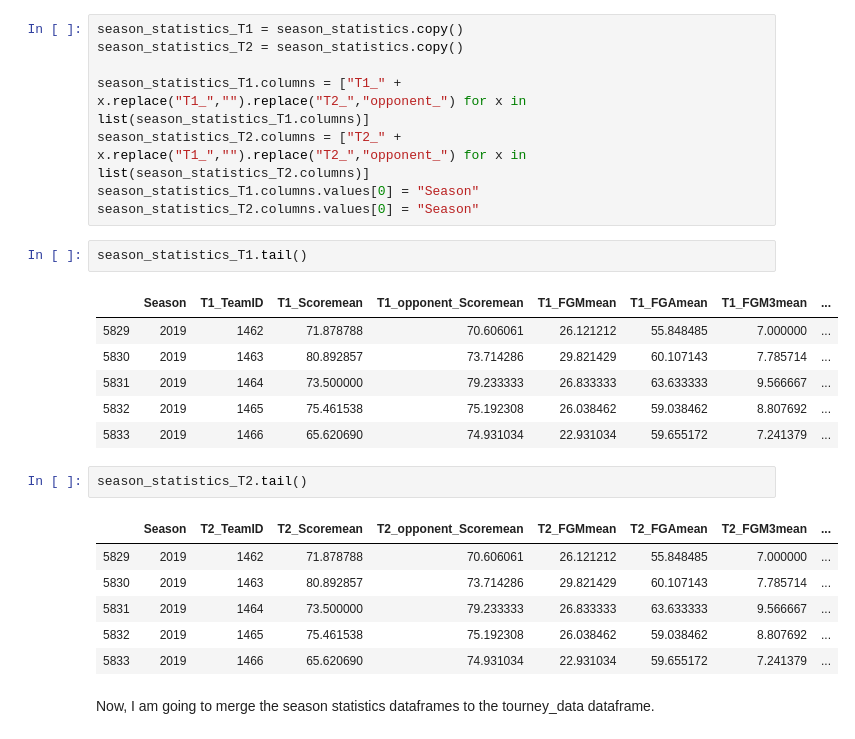
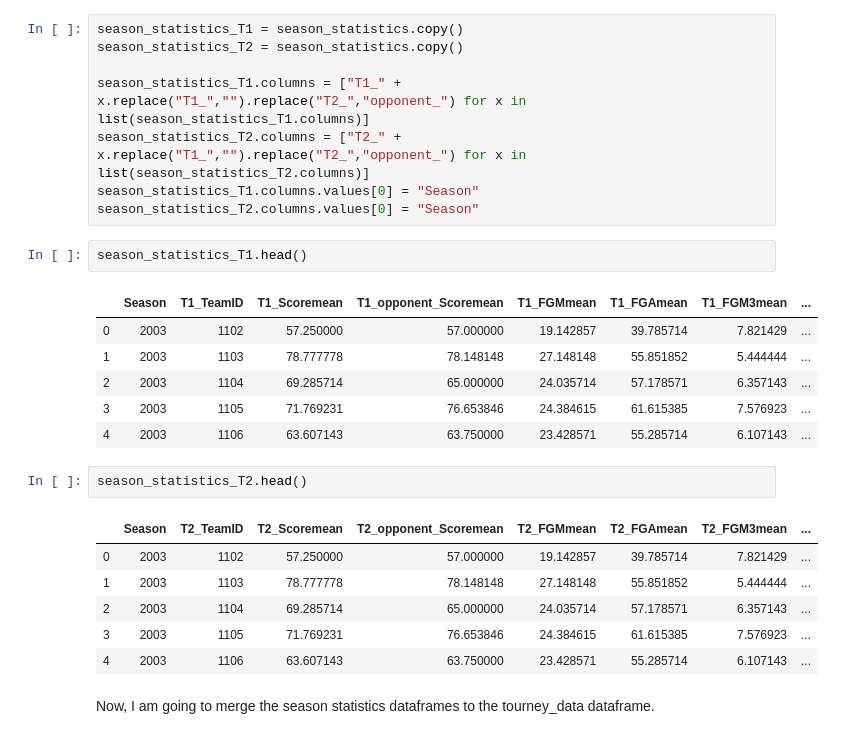
Before and after one commit to timhugele/March-Madness, a Jupyter notebook: Data_Preparation.ipynb, the cells around one changed output. Saved outputs shown, nothing was run; the diff lists cells and outputs as text.

```diff
--- a/Data_Preparation.ipynb
+++ b/Data_Preparation.ipynb
@@ -174,23 +174,23 @@ season_statistics_T2.columns = ["T2_" + x.replace("T1_","").replace("T2_","oppon
 season_statistics_T1.columns.values[0] = "Season"
 season_statistics_T2.columns.values[0] = "Season"
 # %%
-season_statistics_T1.tail()
+season_statistics_T1.head()
 # %% [output]
 |  | Season | T1_TeamID | T1_Scoremean | T1_opponent_Scoremean | T1_FGMmean | T1_FGAmean | T1_FGM3mean | ... |
-| 5829 | 2019 | 1462 | 71.878788 | 70.606061 | 26.121212 | 55.848485 | 7.000000 | ... |
-| 5830 | 2019 | 1463 | 80.892857 | 73.714286 | 29.821429 | 60.107143 | 7.785714 | ... |
-| 5831 | 2019 | 1464 | 73.500000 | 79.233333 | 26.833333 | 63.633333 | 9.566667 | ... |
-| 5832 | 2019 | 1465 | 75.461538 | 75.192308 | 26.038462 | 59.038462 | 8.807692 | ... |
-| 5833 | 2019 | 1466 | 65.620690 | 74.931034 | 22.931034 | 59.655172 | 7.241379 | ... |
+| 0 | 2003 | 1102 | 57.250000 | 57.000000 | 19.142857 | 39.785714 | 7.821429 | ... |
+| 1 | 2003 | 1103 | 78.777778 | 78.148148 | 27.148148 | 55.851852 | 5.444444 | ... |
+| 2 | 2003 | 1104 | 69.285714 | 65.000000 | 24.035714 | 57.178571 | 6.357143 | ... |
+| 3 | 2003 | 1105 | 71.769231 | 76.653846 | 24.384615 | 61.615385 | 7.576923 | ... |
+| 4 | 2003 | 1106 | 63.607143 | 63.750000 | 23.428571 | 55.285714 | 6.107143 | ... |
 # %%
-season_statistics_T2.tail()
+season_statistics_T2.head()
 # %% [output]
 |  | Season | T2_TeamID | T2_Scoremean | T2_opponent_Scoremean | T2_FGMmean | T2_FGAmean | T2_FGM3mean | ... |
-| 5829 | 2019 | 1462 | 71.878788 | 70.606061 | 26.121212 | 55.848485 | 7.000000 | ... |
-| 5830 | 2019 | 1463 | 80.892857 | 73.714286 | 29.821429 | 60.107143 | 7.785714 | ... |
-| 5831 | 2019 | 1464 | 73.500000 | 79.233333 | 26.833333 | 63.633333 | 9.566667 | ... |
-| 5832 | 2019 | 1465 | 75.461538 | 75.192308 | 26.038462 | 59.038462 | 8.807692 | ... |
-| 5833 | 2019 | 1466 | 65.620690 | 74.931034 | 22.931034 | 59.655172 | 7.241379 | ... |
+| 0 | 2003 | 1102 | 57.250000 | 57.000000 | 19.142857 | 39.785714 | 7.821429 | ... |
+| 1 | 2003 | 1103 | 78.777778 | 78.148148 | 27.148148 | 55.851852 | 5.444444 | ... |
+| 2 | 2003 | 1104 | 69.285714 | 65.000000 | 24.035714 | 57.178571 | 6.357143 | ... |
+| 3 | 2003 | 1105 | 71.769231 | 76.653846 | 24.384615 | 61.615385 | 7.576923 | ... |
+| 4 | 2003 | 1106 | 63.607143 | 63.750000 | 23.428571 | 55.285714 | 6.107143 | ... |
 # %% [markdown]
 Now, I am going to merge the season statistics dataframes to the tourney_data dataframe.
 # %%
```
Also changed, not shown: parts of 83 cells of this notebook.
